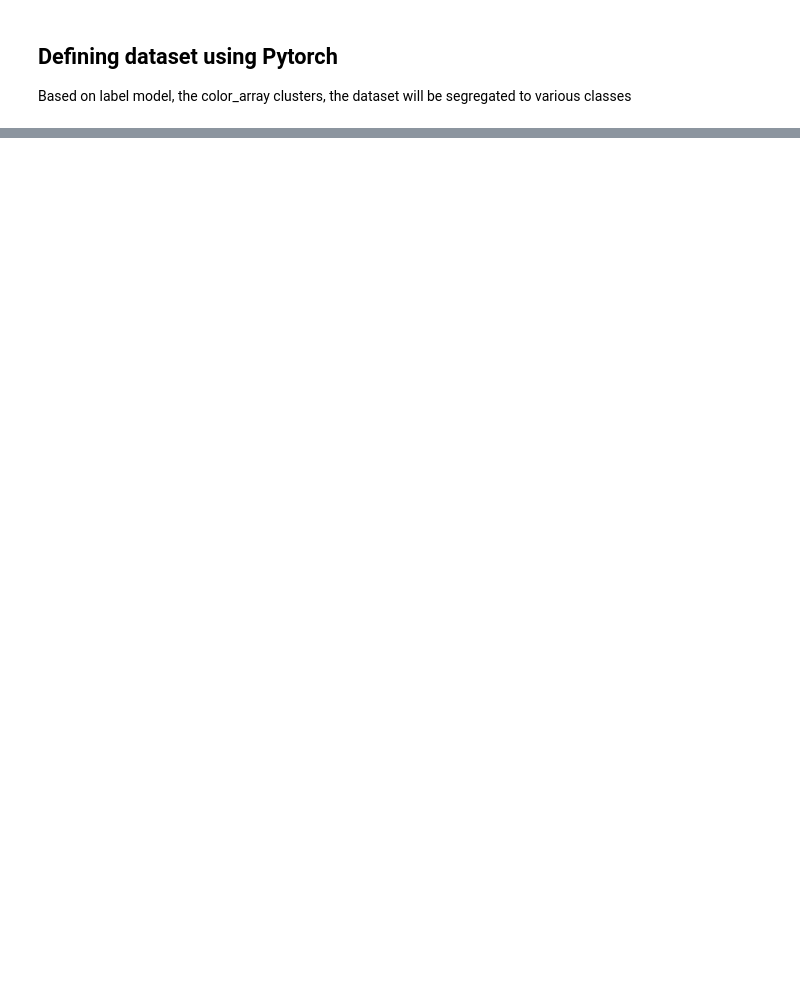
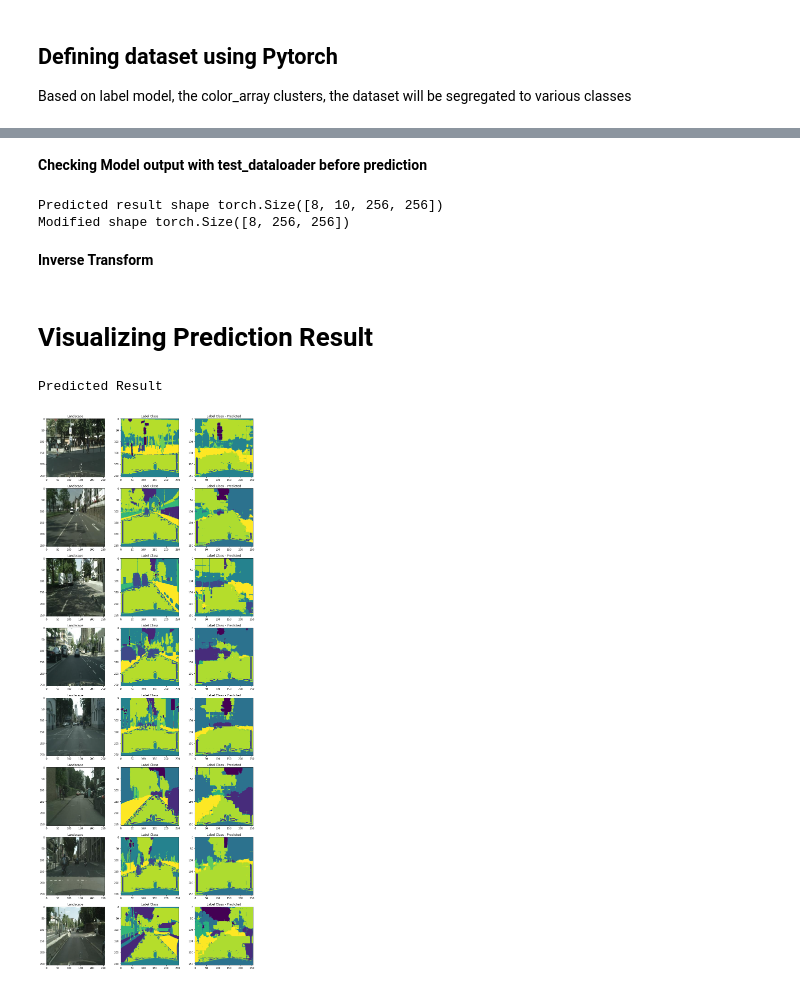
Before and after one commit to sayan0506/DIscriminative-Learning-in-Semantic-Segmentation-on-Cityscape-Dataset, a Jupyter notebook: Pretrained_Resnet_18_with_Discriminative_learning.ipynb, the cells around one changed output, grey strips where cells are left out. Saved outputs shown, nothing was run; the diff lists cells and outputs as text; code cells hidden in the pictures; blank space fills up the shorter version.

```diff
--- a/Pretrained_Resnet_18_with_Discriminative_learning.ipynb
+++ b/Pretrained_Resnet_18_with_Discriminative_learning.ipynb
@@ -323,0 +480,5 @@ plt.imshow(label_class)
+# %%
+# test mini batch size
+test_batch_size = 8
+# building test dataset
+test_dataset = CityscapeDataset(val_dir, label_model)
@@ -323,0 +487,46 @@ plt.imshow(label_class)
+# %%
+test_data_loader = DataLoader(test_dataset, batch_size = test_batch_size)
+# %% [markdown]
+**Checking Model output with test_dataloader before prediction**
+# %%
+# loading the test cityscape, labels iterativey
+test_x, test_y = next(iter(test_data_loader))
+# loading the test cityscape, labels to dataloader
+test_x, test_y = test_x.to(device), test_y.to(device)
+
+test_y_pred = model_(test_x)
+print(f'Predicted result shape {test_y_pred.shape}')
+test_y_pred = torch.argmax(test_y_pred, dim = 1)
+print(f'Modified shape {test_y_pred.shape}')
+# %% [output]
+Predicted result shape torch.Size([8, 10, 256, 256])
+Modified shape torch.Size([8, 256, 256])
+# %% [markdown]
+**Inverse Transform**
+# %%
+inverse_transform = transforms.Compose([transforms.Normalize(
+    (-0.485/0.229, -0.456/0.224, -0.406/0.225), (1/0.229, 1/0.224, 1/0.225)
+)
+])
+# %% [markdown]
+# **Visualizing Prediction Result**
+# %%
+print('Predicted Result')
+
+fig, axes = plt.subplots(test_batch_size, 3, figsize = (3*5, test_batch_size* 5))
+
+for i in range(test_batch_size):
+  landscape = inverse_transform(test_x[i]).permute(1,2,0).cpu().detach().numpy()
+  label_class = test_y[i].cpu().detach().numpy()
+  label_class_predicted = test_y_pred[i].cpu().detach().numpy()
+  plt.imshow(label_class_predicted)
+
+  axes[i, 0].imshow(landscape)
+  axes[i, 0].set_title('Landscape')
+  axes[i, 1].imshow(label_class)
+  axes[i, 1].set_title('Label Class')
+  axes[i, 2].imshow(label_class_predicted)
+  axes[i, 2].set_title('Label Class - Predicted')
+# %% [output]
+Predicted Result
+[figure, added]
```
Also changed, not shown: parts of 39 cells of this notebook.
